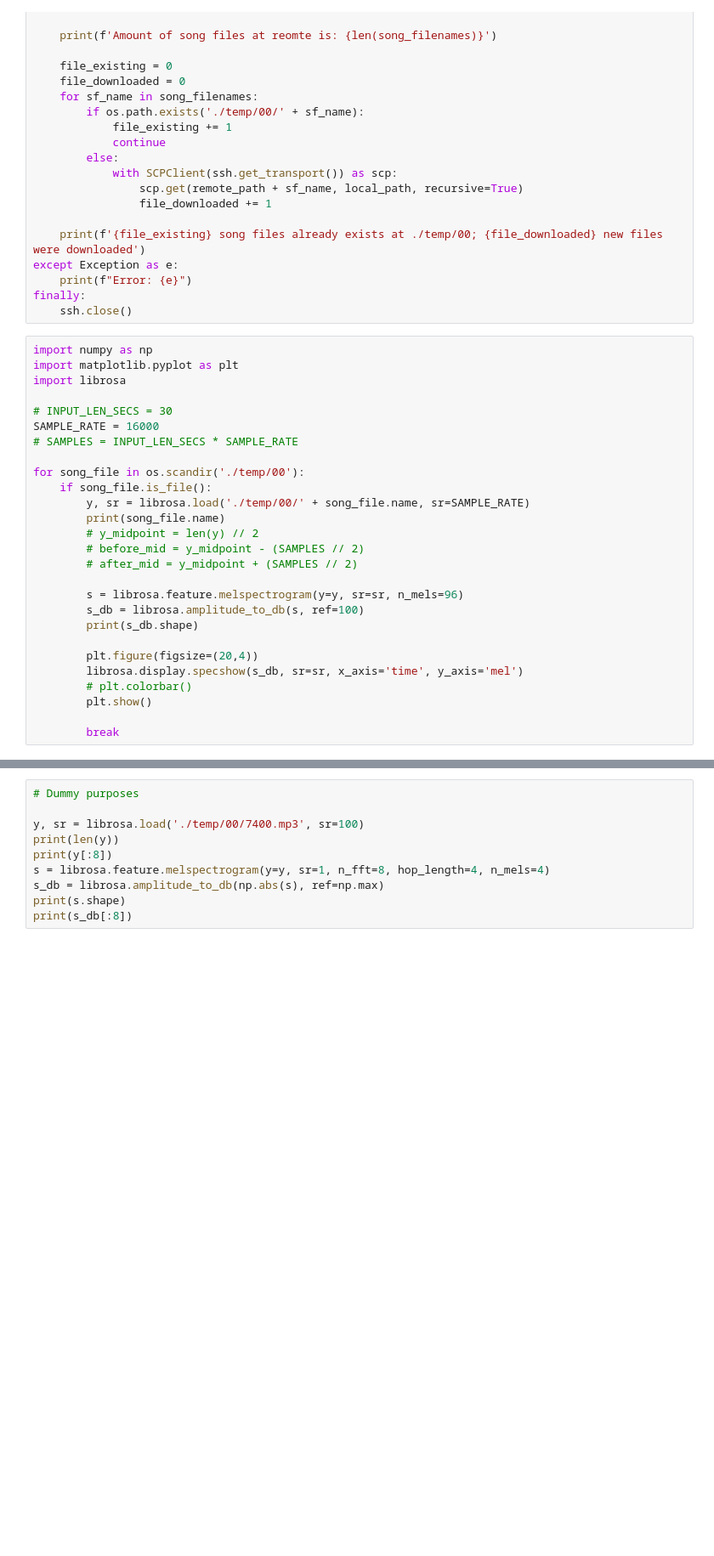
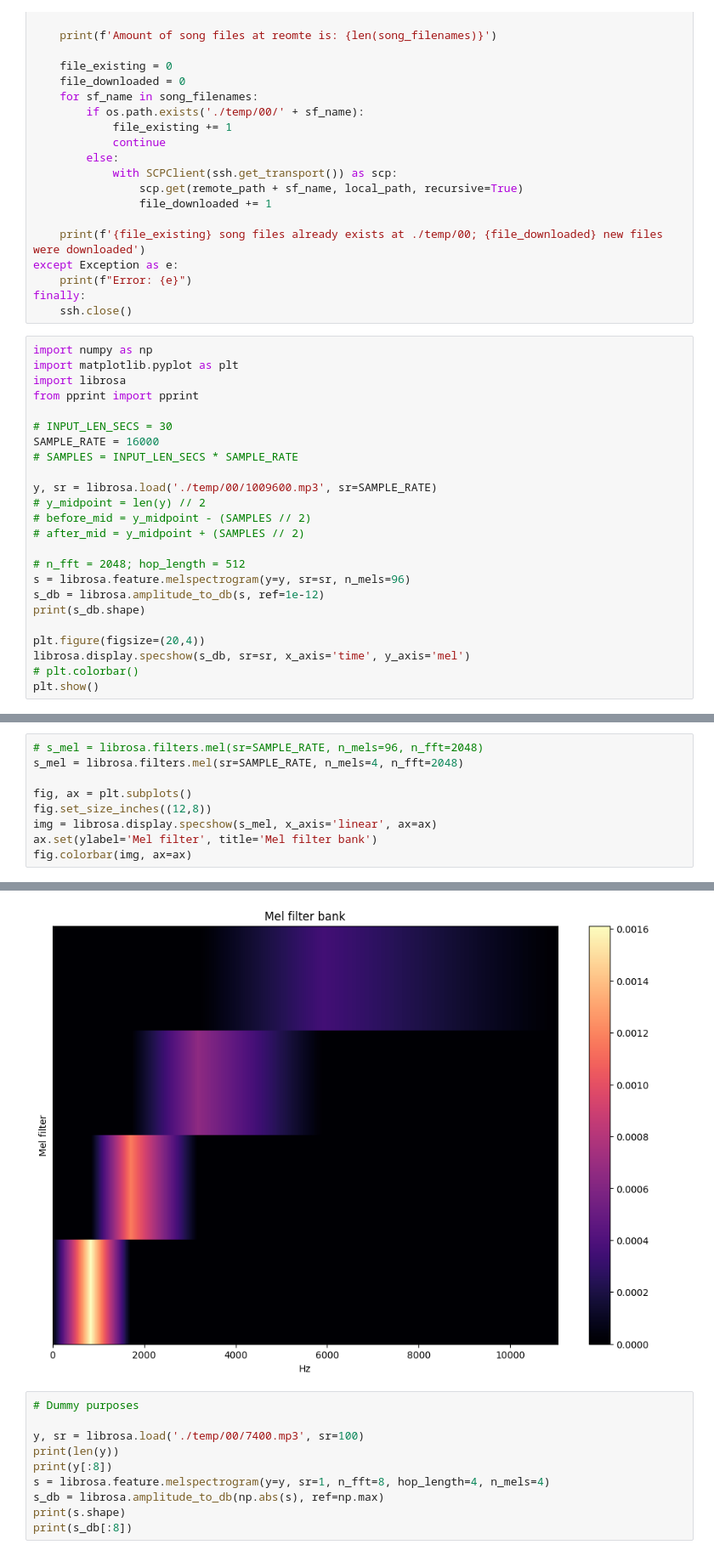
Before and after one commit to hugoalfedoputra/mudelling, a Jupyter notebook: prep/file-from-laptop-test.ipynb, the cells around one changed output, grey strips where cells are left out. Shown at 85% size. Cells and saved outputs as stored; diff of their text form; blank space fills up the shorter version.

```diff
--- a/prep/file-from-laptop-test.ipynb
+++ b/prep/file-from-laptop-test.ipynb
@@ -65,27 +65,24 @@ finally:
 import numpy as np
 import matplotlib.pyplot as plt
 import librosa
+from pprint import pprint
 
 # INPUT_LEN_SECS = 30
 SAMPLE_RATE = 16000
 # SAMPLES = INPUT_LEN_SECS * SAMPLE_RATE
 
-for song_file in os.scandir('./temp/00'):
-    if song_file.is_file():
-        y, sr = librosa.load('./temp/00/' + song_file.name, sr=SAMPLE_RATE)
-        print(song_file.name)
-        # y_midpoint = len(y) // 2
-        # before_mid = y_midpoint - (SAMPLES // 2)
-        # after_mid = y_midpoint + (SAMPLES // 2)
+y, sr = librosa.load('./temp/00/1009600.mp3', sr=SAMPLE_RATE)
+# y_midpoint = len(y) // 2
+# before_mid = y_midpoint - (SAMPLES // 2)
+# after_mid = y_midpoint + (SAMPLES // 2)
 
-        s = librosa.feature.melspectrogram(y=y, sr=sr, n_mels=96)
-        s_db = librosa.amplitude_to_db(s, ref=100)
-        print(s_db.shape)
+# n_fft = 2048; hop_length = 512
+s = librosa.feature.melspectrogram(y=y, sr=sr, n_mels=96)
+s_db = librosa.amplitude_to_db(s, ref=1e-12)
+print(s_db.shape)
 
-        plt.figure(figsize=(20,4))
-        librosa.display.specshow(s_db, sr=sr, x_axis='time', y_axis='mel')
-        # plt.colorbar()
-        plt.show()
-
-        break
+plt.figure(figsize=(20,4))
+librosa.display.specshow(s_db, sr=sr, x_axis='time', y_axis='mel')
+# plt.colorbar()
+plt.show()
 # %% [output]
@@ -93,2 +89,12 @@ for song_file in os.scandir('./temp/00'):
 (96, 2929)
 [figure]
+# %%
+# s_mel = librosa.filters.mel(sr=SAMPLE_RATE, n_mels=96, n_fft=2048)
+s_mel = librosa.filters.mel(sr=SAMPLE_RATE, n_mels=4, n_fft=2048)
+
+fig, ax = plt.subplots()
+fig.set_size_inches((12,8))
+img = librosa.display.specshow(s_mel, x_axis='linear', ax=ax)
+ax.set(ylabel='Mel filter', title='Mel filter bank')
+fig.colorbar(img, ax=ax)
+# %% [output]
@@ -95,3 +102,4 @@ for song_file in os.scandir('./temp/00'):
+[figure, added]
 # %%
 # Dummy purposes
 
```
Also changed, not shown: parts of 2 cells of this notebook, 1 other file.
